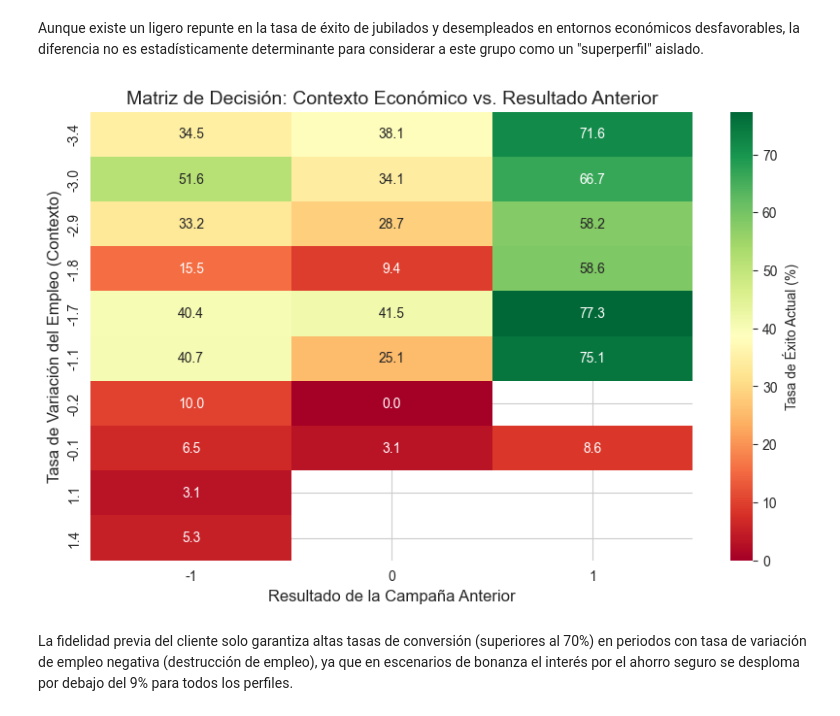
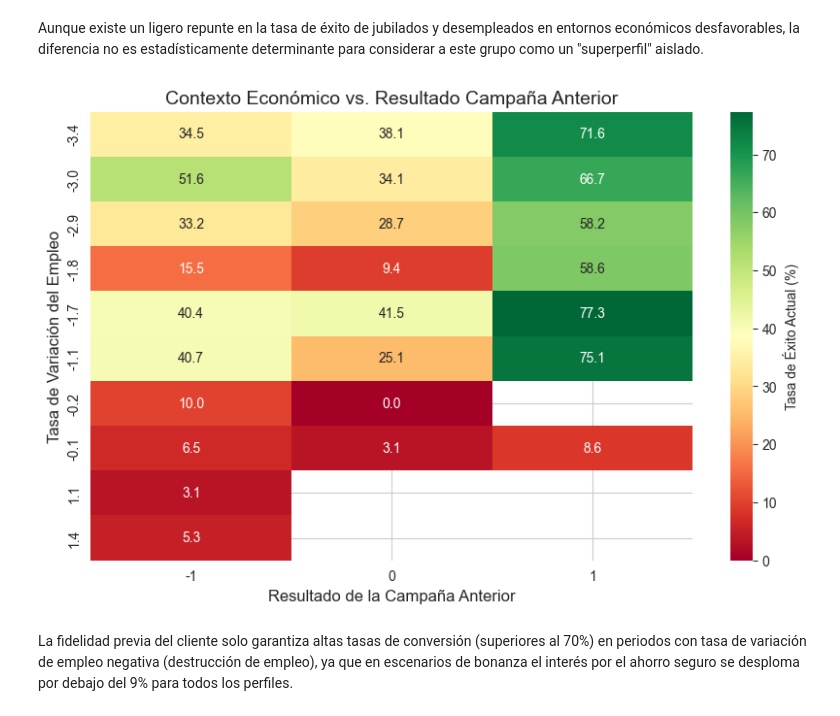
Before and after one commit to claudiarm2002/DataProject-Python-for-Data, a Jupyter notebook: DataProject_PythonForData.ipynb, the cells around one changed output. Saved outputs shown, nothing was run; the diff lists cells and outputs as text; code cells hidden in the pictures.

```diff
--- a/DataProject_PythonForData.ipynb
+++ b/DataProject_PythonForData.ipynb
@@ -1545,21 +1658,20 @@ emp.var.rate
 # %% [markdown]
 Aunque existe un ligero repunte en la tasa de éxito de jubilados y desempleados en entornos económicos desfavorables, la diferencia no es estadísticamente determinante para considerar a este grupo como un "superperfil" aislado.
 # %%
-# 2. Cruce de variables: Éxito Anterior ('last_outcome_success') y Tasa de Empleo ('emp.var.rate')
-# Calculamos la media de éxito actual para cada combinación
+# Calculamos la media de éxito para cada combinación
 master_cross = data_merged.groupby(['emp.var.rate', 'last_outcome_success'])['y'].mean() * 100
 df_master = master_cross.unstack()
 
-# 3. Visualización con un Mapa de Calor (Heatmap)
+# Visualización con heatmap
 plt.figure(figsize=(10, 6))
 sns.heatmap(df_master, annot=True, fmt=".1f", cmap="RdYlGn", cbar_kws={'label': 'Tasa de Éxito Actual (%)'})
 
-plt.title('Matriz de Decisión: Contexto Económico vs. Resultado Anterior', fontsize=14)
+plt.title('Contexto Económico vs. Resultado Campaña Anterior', fontsize=14)
 plt.xlabel('Resultado de la Campaña Anterior', fontsize=12)
-plt.ylabel('Tasa de Variación del Empleo (Contexto)', fontsize=12)
+plt.ylabel('Tasa de Variación del Empleo', fontsize=12)
 plt.show()
 # %% [output]
-[figure, old version]
+[figure, new version]
 # %% [markdown]
 La fidelidad previa del cliente solo garantiza altas tasas de conversión (superiores al 70%) en periodos con tasa de variación de empleo negativa (destrucción de empleo), ya que en escenarios de bonanza el interés por el ahorro seguro se desploma por debajo del 9% para todos los perfiles.
 # %%
```
Also changed, not shown: parts of 45 cells of this notebook, 2 other files.
